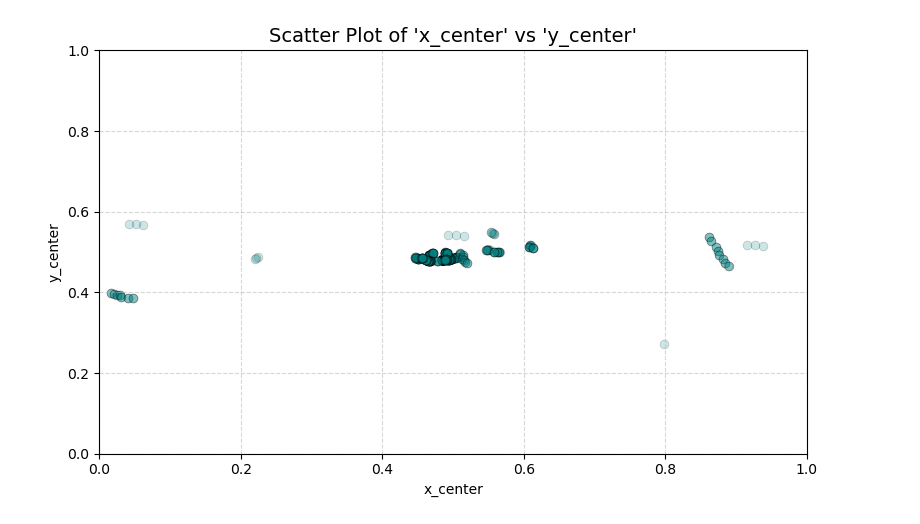
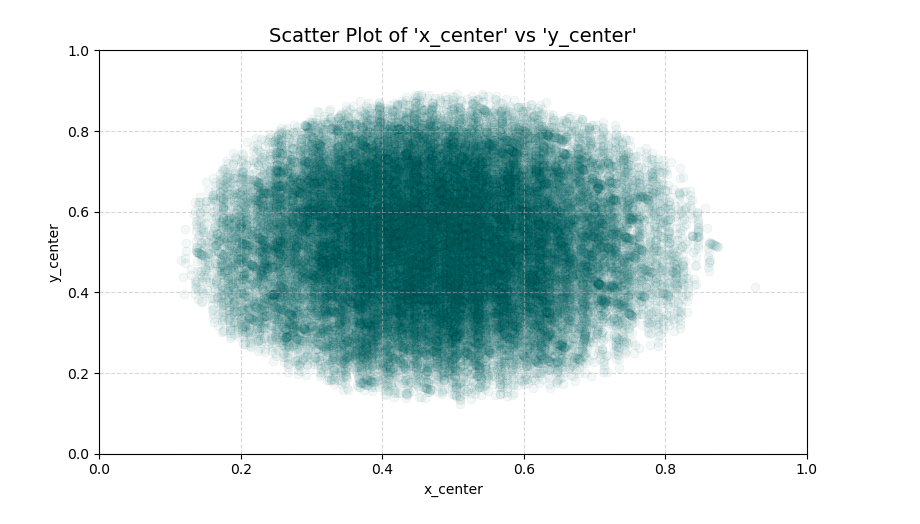
Before and after one commit to Chaps21812/Dataset_Compilation_and_Statistics, a Jupyter notebook: data_connections/plot.ipynb, the cells around one changed output. Cells and saved outputs as stored; diff of their text form; code cells hidden in the pictures.

Commit message:
Additional attributes for stars and sats and added line plots

```diff
--- a/data_connections/plot.ipynb
+++ b/data_connections/plot.ipynb
@@ -7,8 +7,8 @@ import matplotlib.pyplot as plt
 from collections import Counter
 # %%
 data_statistics = PDStatistics_calculator()
-data_statistics = data_statistics.load("/mnt/c/Users/david.chaparro/Documents/Repos/Dataset-Statistics/data/TakoTruckSatellite/TakoTruckSatellite_Statistics.pkl")
-plots_save_path = "/mnt/c/Users/david.chaparro/Documents/Repos/Dataset-Statistics/data/TakoTruckSatellite/plots/"
+data_statistics = data_statistics.load("/mnt/c/Users/david.chaparro/Documents/Repos/Dataset-Statistics/data/RME03Star/RME03Star_Statistics.pkl")
+plots_save_path = "/mnt/c/Users/david.chaparro/Documents/Repos/Dataset-Statistics/data/RME03Star/plots/"
 # %%
 for col_name, col_data in data_statistics.sample_attributes.items():
     column_type = detect_column_type(col_data)
@@ -50,6 +49,6 @@ for col_name, col_data in data_statistics.annotation_attributes.items():
 # %%
 x_locations=data_statistics.annotation_attributes["x_center"]
 y_locations=data_statistics.annotation_attributes["y_center"]
-plot_scatter(x_locations, y_locations, alpha=.2, filepath=plots_save_path, dpi=500)
+plot_scatter(x_locations, y_locations, alpha=.05, filepath=plots_save_path, dpi=500)
 # %% [output]
-[figure, old version]
+[figure, new version]
```
Also changed, not shown: parts of 3 cells of this notebook, 2 other files.
